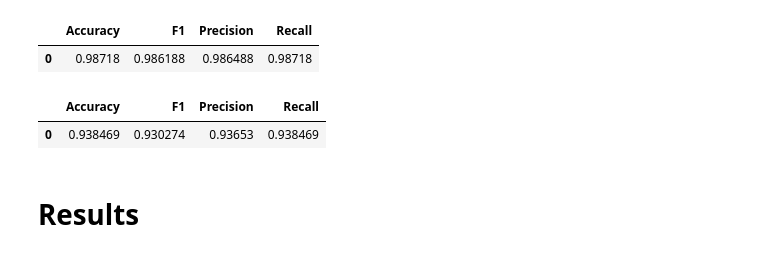
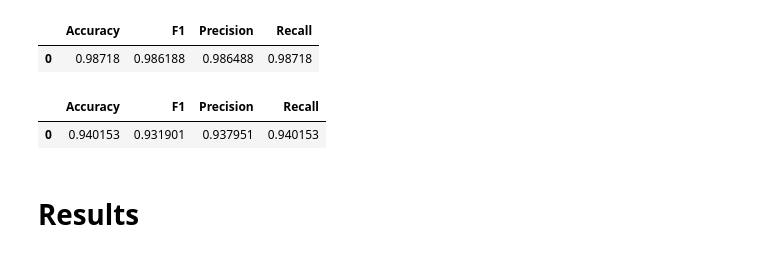
Before and after one commit to bhaskar-debug/poker, a Jupyter notebook: poker-hand-classification.ipynb, the cells around one changed output. Saved outputs shown, nothing was run; the diff lists cells and outputs as text; code cells hidden in the pictures.

```diff
--- a/poker-hand-classification.ipynb
+++ b/poker-hand-classification.ipynb
@@ -450,12 +464,12 @@ xgb_log2
 |  | Accuracy | F1 | Precision | Recall |
 | 0 | 0.98718 | 0.986188 | 0.986488 | 0.98718 |
 # %%
-rf2 = RandomForestClassifier()
+rf2 = RandomForestClassifier(n_estimators=100, criterion="gini")
 rf_log2 = get_model_log(rf2, X_train_pre, y_train, X_test_pre, y_test)
 rf_log2
 # %% [output]
 |  | Accuracy | F1 | Precision | Recall |
-| 0 | 0.938469 | 0.930274 | 0.93653 | 0.938469 |
+| 0 | 0.940153 | 0.931901 | 0.937951 | 0.940153 |
 # %% [markdown]
 # Results
 # %%
```
Also changed, not shown: parts of 15 cells of this notebook, 2 other files.
